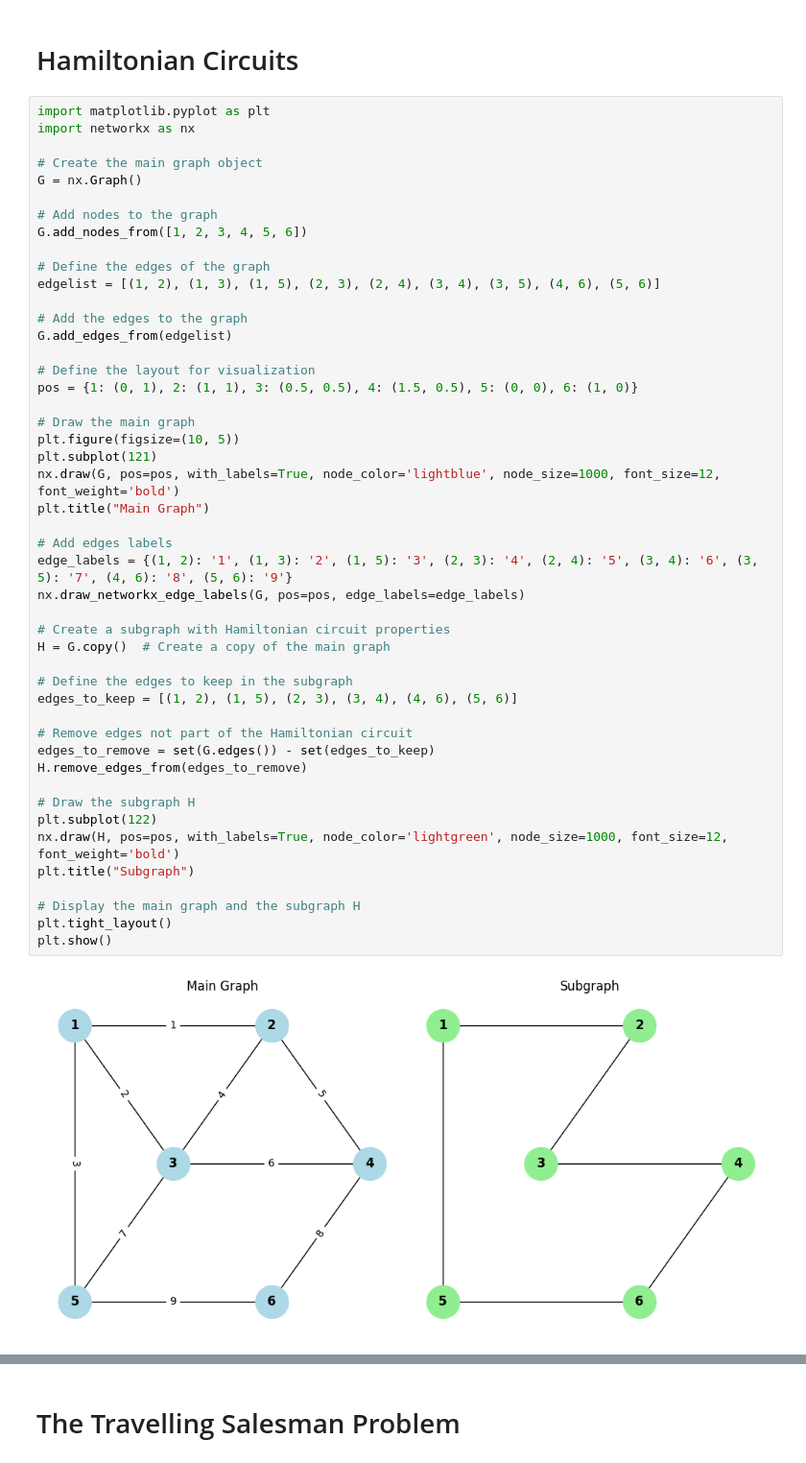
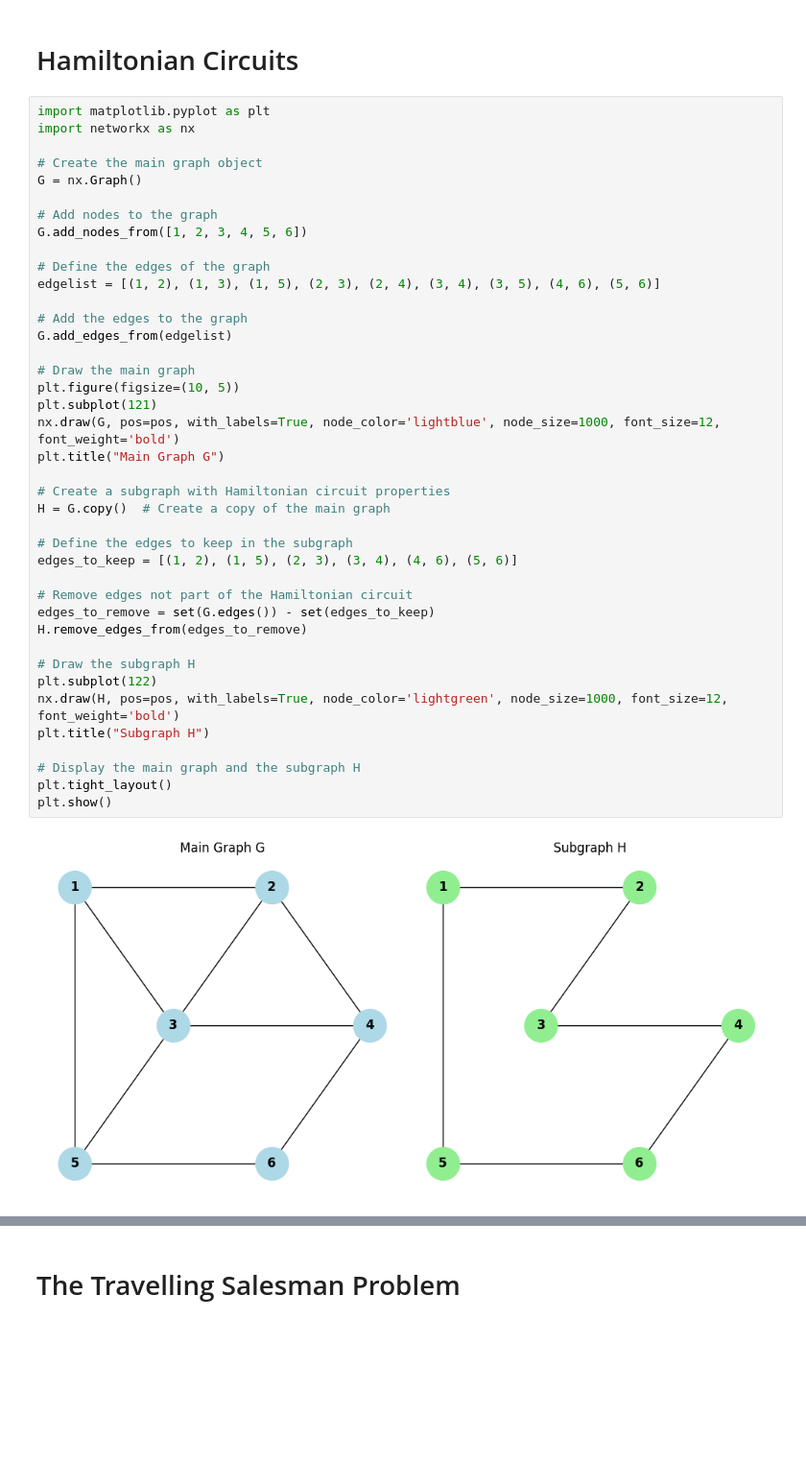
Before and after one commit to Renee-P/Discrete_Math_2, a Jupyter notebook: Assignments/Lecture_3-Pintor.ipynb, the cells around one changed output, grey strips where cells are left out. Shown: that part at 96% size. Cells and saved outputs as stored; diff of their text form; blank space fills up the shorter version.

```diff
--- a/Assignments/Lecture_3-Pintor.ipynb
+++ b/Assignments/Lecture_3-Pintor.ipynb
@@ -727,43 +720,36 @@ G.add_nodes_from([1, 2, 3, 4, 5, 6])
 
 # Define the edges of the graph
 edgelist = [(1, 2), (1, 3), (1, 5), (2, 3), (2, 4), (3, 4), (3, 5), (4, 6), (5, 6)]
 
 # Add the edges to the graph
 G.add_edges_from(edgelist)
 
-# Define the layout for visualization
-pos = {1: (0, 1), 2: (1, 1), 3: (0.5, 0.5), 4: (1.5, 0.5), 5: (0, 0), 6: (1, 0)}
-
 # Draw the main graph
 plt.figure(figsize=(10, 5))
 plt.subplot(121)
 nx.draw(G, pos=pos, with_labels=True, node_color='lightblue', node_size=1000, font_size=12, font_weight='bold')
-plt.title("Main Graph")
-
-# Add edges labels
-edge_labels = {(1, 2): '1', (1, 3): '2', (1, 5): '3', (2, 3): '4', (2, 4): '5', (3, 4): '6', (3, 5): '7', (4, 6): '8', (5, 6): '9'}
-nx.draw_networkx_edge_labels(G, pos=pos, edge_labels=edge_labels)
+plt.title("Main Graph G")
 
 # Create a subgraph with Hamiltonian circuit properties
 H = G.copy()  # Create a copy of the main graph
 
 # Define the edges to keep in the subgraph
 edges_to_keep = [(1, 2), (1, 5), (2, 3), (3, 4), (4, 6), (5, 6)]
 
 # Remove edges not part of the Hamiltonian circuit
 edges_to_remove = set(G.edges()) - set(edges_to_keep)
 H.remove_edges_from(edges_to_remove)
 
 # Draw the subgraph H
 plt.subplot(122)
 nx.draw(H, pos=pos, with_labels=True, node_color='lightgreen', node_size=1000, font_size=12, font_weight='bold')
-plt.title("Subgraph")
+plt.title("Subgraph H")
 
 # Display the main graph and the subgraph H
 plt.tight_layout()
 plt.show()
 # %% [output]
-[figure, old version]
+[figure, new version]
 # %% [markdown]
 **Hamiltonian Circuit in the Graph:**
 
```
Also changed, not shown: parts of 9 cells of this notebook.
